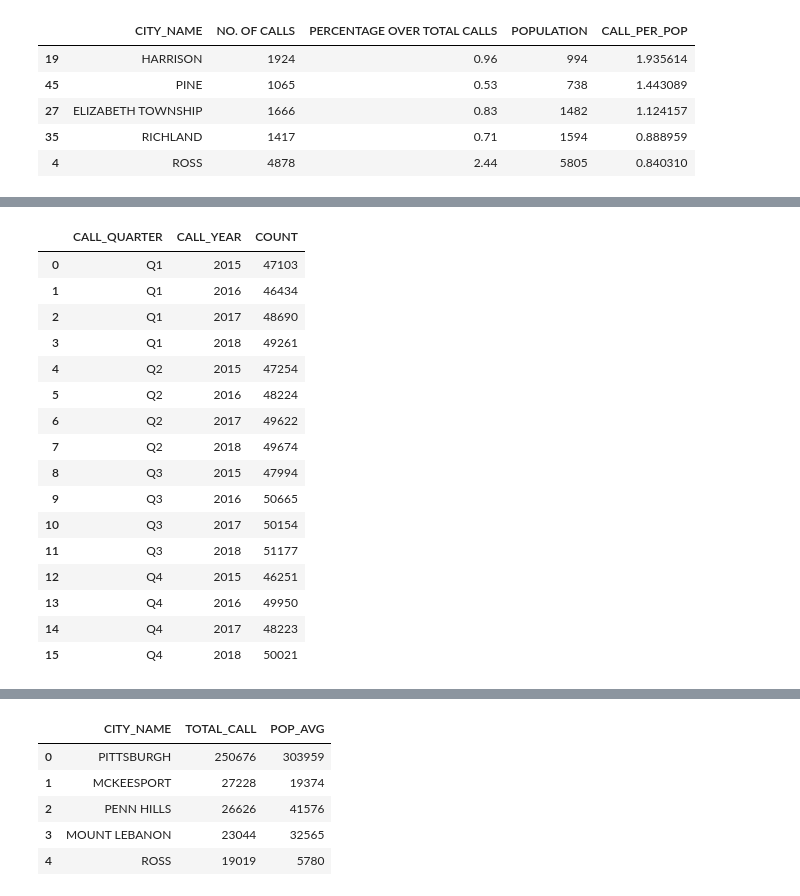
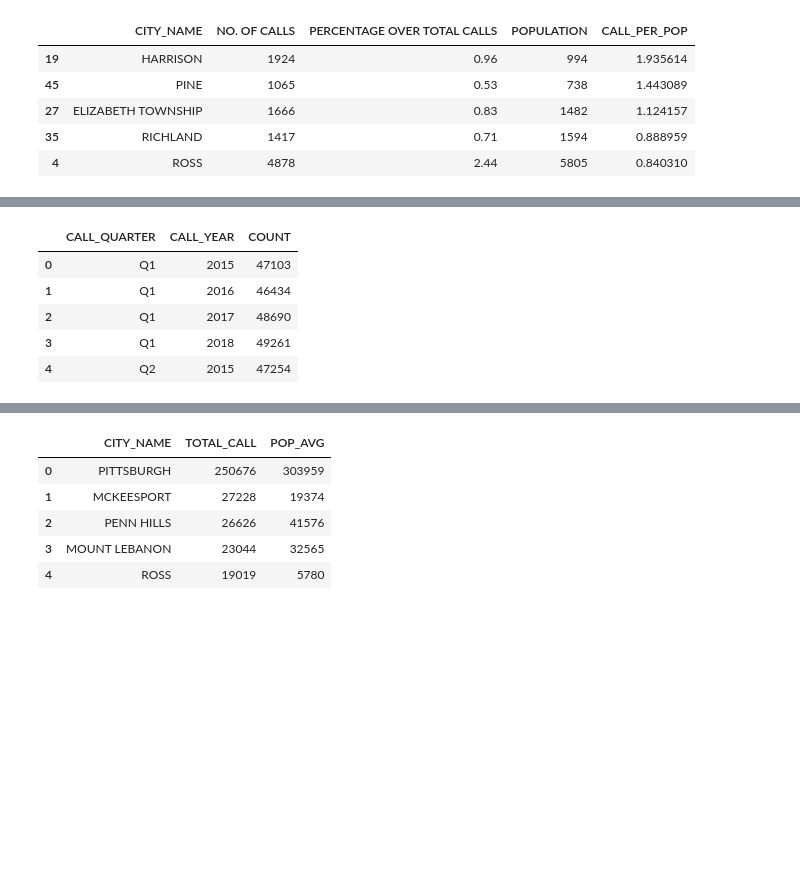
Before and after one commit to thoo/EMS-Dispatches-Pittsburgh, a Jupyter notebook: data_preprocessing.ipynb, the cells around one changed output, grey strips where cells are left out. Cells and saved outputs as stored; diff of their text form; code cells hidden in the pictures; blank space fills up the shorter version.

Commit message:
update data preprocessing notebook

```diff
--- a/data_preprocessing.ipynb
+++ b/data_preprocessing.ipynb
@@ -255,6 +319,10 @@ print("No. of rows after dropping = ", len(df_ems))
 # %% [output]
 No. of rows before dropping =  780698
 No. of rows after dropping =  780697
+# %%
+# Save data after filling missing values.
+# save_obj(df_ems,'df_ems')
+df_ems = load_obj('df_ems')
 # %%
 # Rebuild the city name list
 ct_names = df_ems.CITY_NAME.unique().tolist()
@@ -463,25 +516,14 @@ plt.tight_layout()
 [interactive output not drawn]
 # %%
 df_ems_Q = df_ems.groupby(['CALL_QUARTER', 'CALL_YEAR']).size().reset_index(name='COUNT')
-df_ems_Q
+df_ems_Q.head()
 # %% [output]
 |  | CALL_QUARTER | CALL_YEAR | COUNT |
 | 0 | Q1 | 2015 | 47103 |
 | 1 | Q1 | 2016 | 46434 |
 | 2 | Q1 | 2017 | 48690 |
 | 3 | Q1 | 2018 | 49261 |
 | 4 | Q2 | 2015 | 47254 |
-| 5 | Q2 | 2016 | 48224 |
-| 6 | Q2 | 2017 | 49622 |
-| 7 | Q2 | 2018 | 49674 |
-| 8 | Q3 | 2015 | 47994 |
-| 9 | Q3 | 2016 | 50665 |
-| 10 | Q3 | 2017 | 50154 |
-| 11 | Q3 | 2018 | 51177 |
-| 12 | Q4 | 2015 | 46251 |
-| 13 | Q4 | 2016 | 49950 |
-| 14 | Q4 | 2017 | 48223 |
-| 15 | Q4 | 2018 | 50021 |
 # %%
 bar_plot(df_ems_Q,y='COUNT',x='CALL_YEAR',hue='CALL_QUARTER')
 plt.legend(loc='lower left')
```
Also changed, not shown: parts of 24 cells of this notebook.
